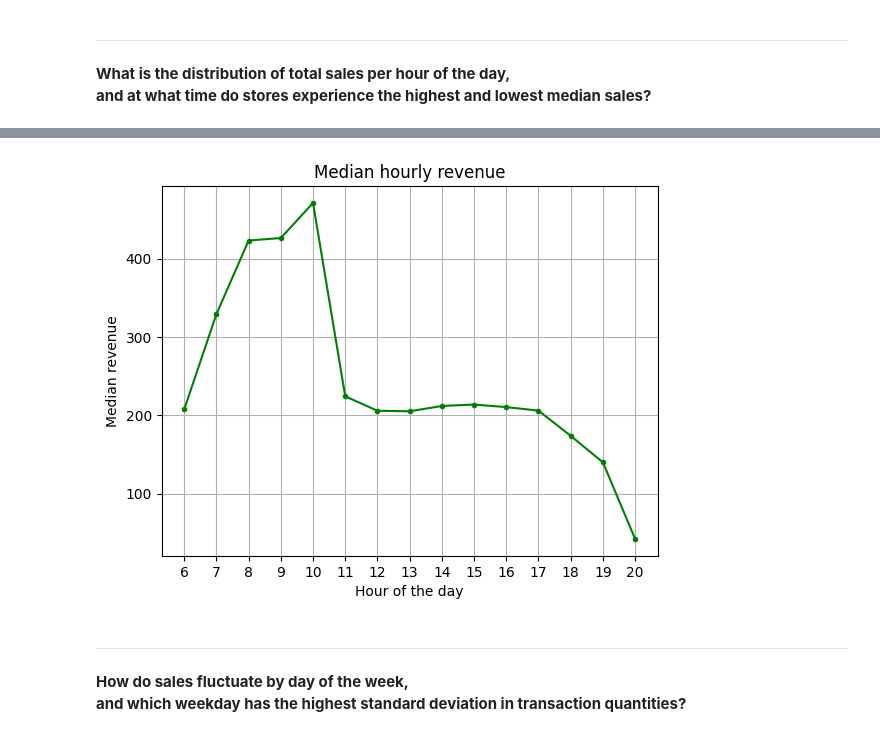
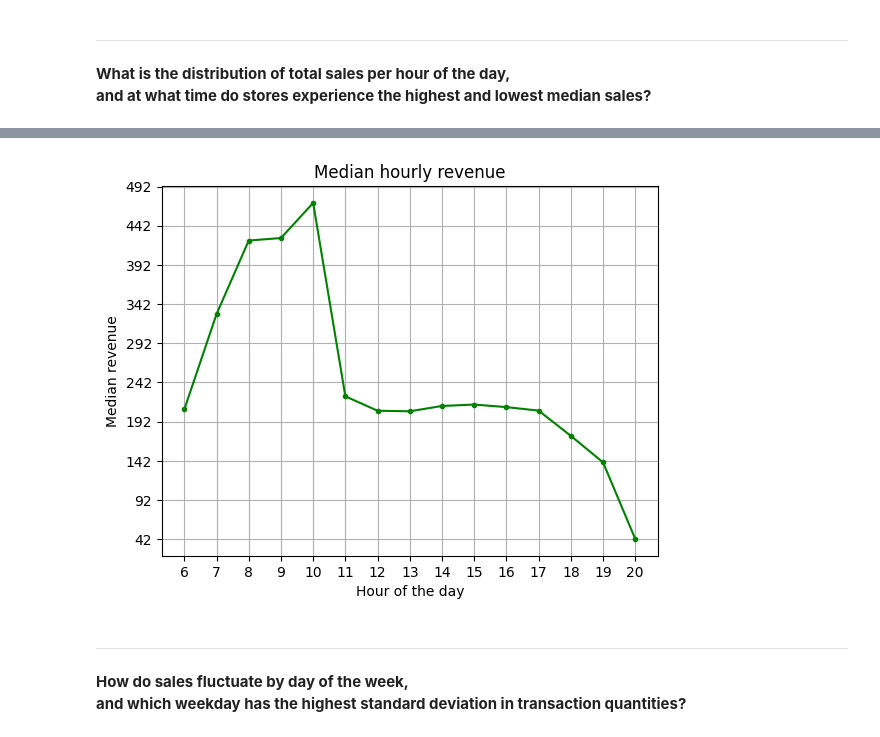
Before and after one commit to Michael-Kornilich/coffee_shop_analysis, a Jupyter notebook: script.ipynb, the cells around one changed output, grey strips where cells are left out. Drawn from its saved outputs; the diff is of its cells as text; code cells hidden in the pictures.

Commit message:
Added dynamic charting where it was the easiest

```diff
--- a/script.ipynb
+++ b/script.ipynb
@@ -142,14 +166,17 @@ mean_revenue = (revenue
 # %%
 # charting
 ax = plt.subplot()
 ax.plot(mean_revenue,color="green",marker=".")
-ax.set_xticks(range(6,21))
+ax.set_xticks(mean_revenue.index)
 ax.grid()
 ax.set_title("Median hourly revenue")
 ax.set_ylabel("Median revenue")
+ax.set_yticks(range(
+    int(mean_revenue.min()), int(mean_revenue.max()*1.1), 50
+))
 ax.set_xlabel("Hour of the day");
 # %% [output]
-[figure, old version]
+[figure, new version]
 # %% [markdown]
 ---
 **How do sales fluctuate by day of the week,\
```
Also changed, not shown: parts of 5 cells of this notebook.
